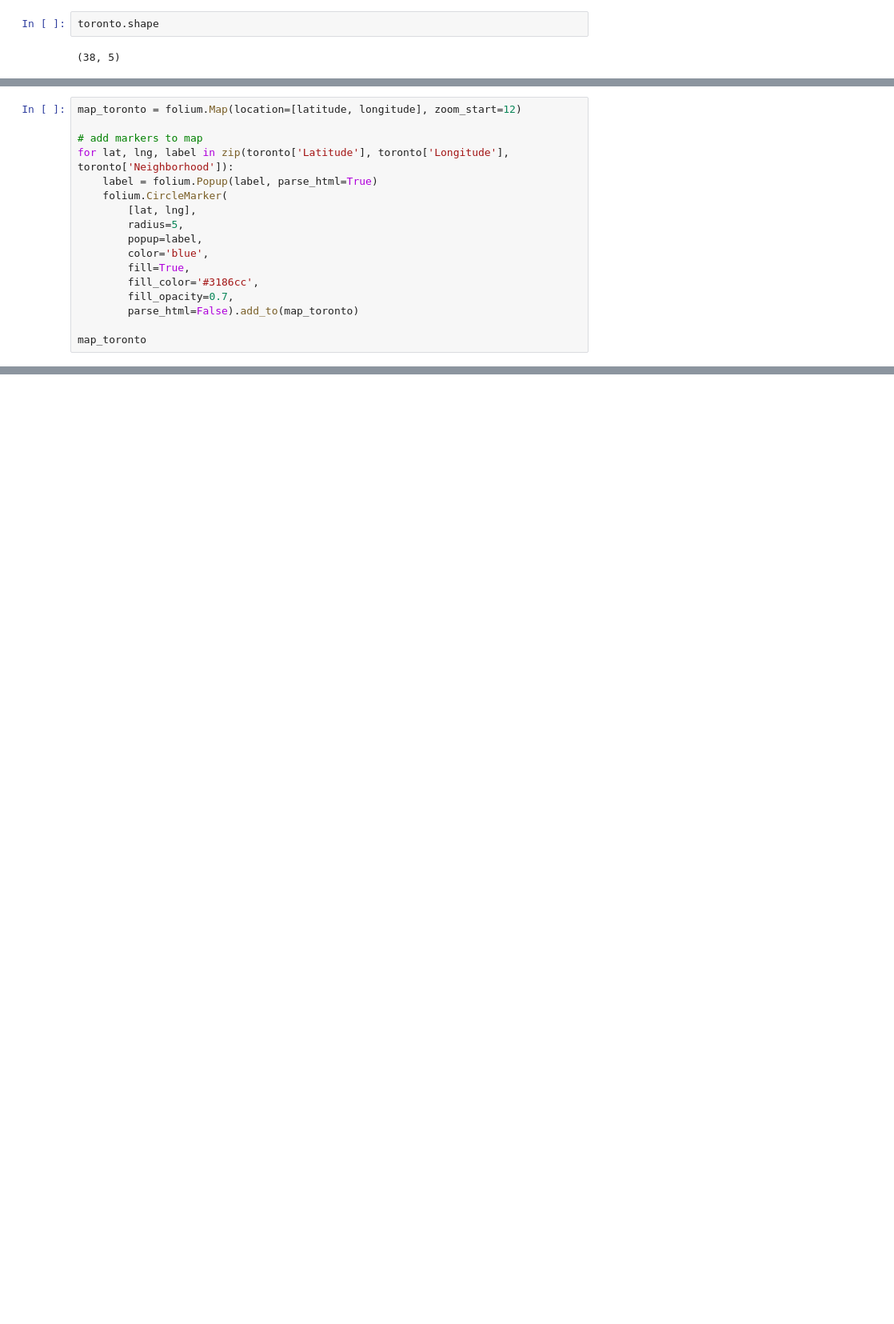
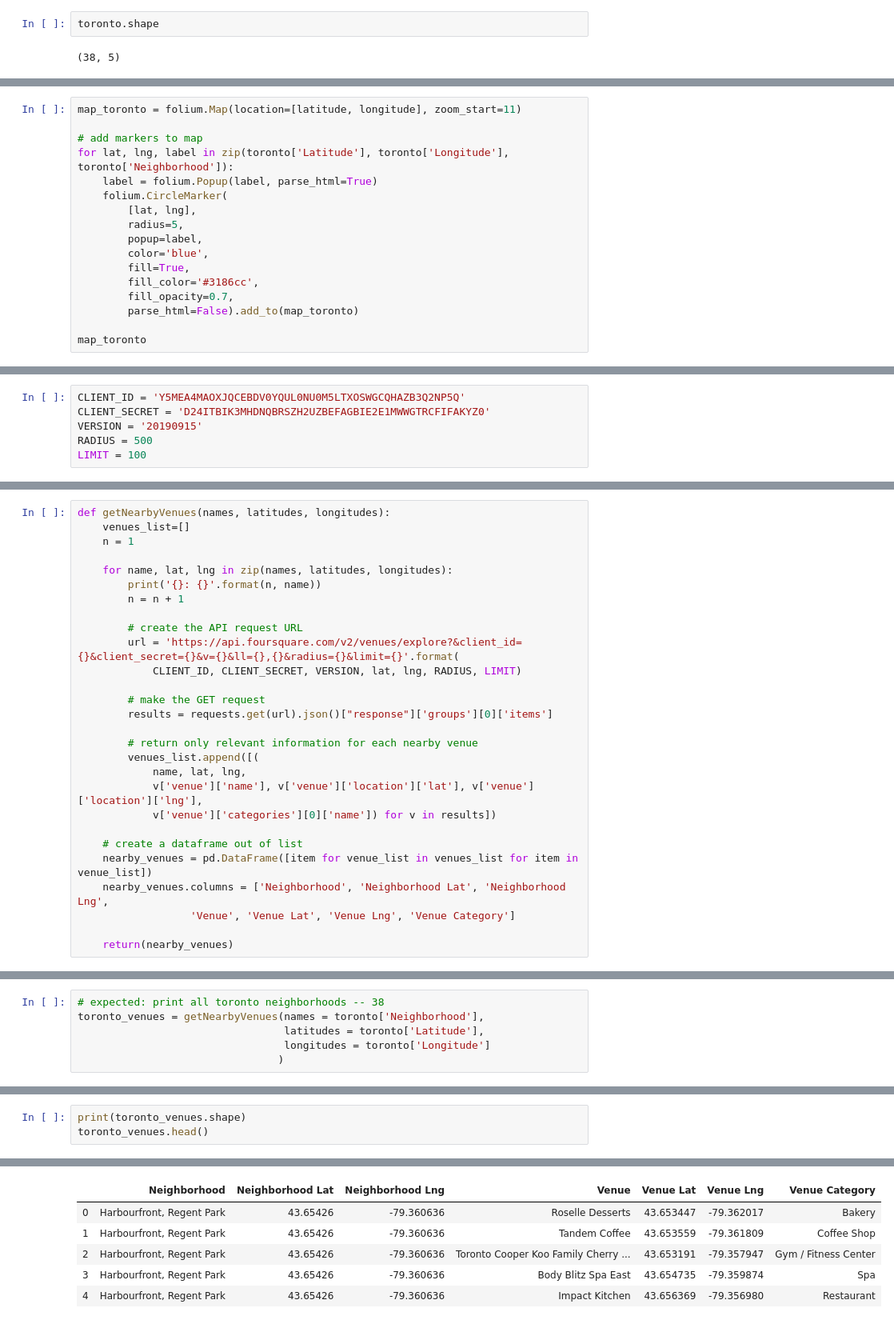
Before and after one commit to mozzherina/Coursera_Capstone, a Jupyter notebook: NeighToronto.ipynb, the cells around one changed output, grey strips where cells are left out. Shown: that part at 80% size. Saved outputs shown, nothing was run; the diff lists cells and outputs as text; blank space fills up the shorter version.

Commit message:
resulting file

```diff
--- a/NeighToronto.ipynb
+++ b/NeighToronto.ipynb
@@ -196,5 +188,5 @@ toronto.shape
 # %%
-map_toronto = folium.Map(location=[latitude, longitude], zoom_start=12)
+map_toronto = folium.Map(location=[latitude, longitude], zoom_start=11)
 
 # add markers to map
 for lat, lng, label in zip(toronto['Latitude'], toronto['Longitude'], toronto['Neighborhood']):
@@ -214,0 +211,6 @@ map_toronto
+# %%
+CLIENT_ID = 'Y5MEA4MAOXJQCEBDV0YQUL0NU0M5LTXOSWGCQHAZB3Q2NP5Q'
+CLIENT_SECRET = 'D24ITBIK3MHDNQBRSZH2UZBEFAGBIE2E1MWWGTRCFIFAKYZ0'
+VERSION = '20190915'
+RADIUS = 500
+LIMIT = 100
@@ -214,0 +219,28 @@ map_toronto
+# %%
+def getNearbyVenues(names, latitudes, longitudes):
+    venues_list=[]
+    n = 1
+
+    for name, lat, lng in zip(names, latitudes, longitudes):
+        print('{}: {}'.format(n, name))
+        n = n + 1
+
+        # create the API request URL
+        url = 'https://api.foursquare.com/v2/venues/explore?&client_id={}&client_secret={}&v={}&ll={},{}&radius={}&limit={}'.format(
+            CLIENT_ID, CLIENT_SECRET, VERSION, lat, lng, RADIUS, LIMIT)
+
+        # make the GET request
+        results = requests.get(url).json()["response"]['groups'][0]['items']
+
+        # return only relevant information for each nearby venue
+        venues_list.append([(
+            name, lat, lng,
+            v['venue']['name'], v['venue']['location']['lat'], v['venue']['location']['lng'],
+            v['venue']['categories'][0]['name']) for v in results])
+
+    # create a dataframe out of list
+    nearby_venues = pd.DataFrame([item for venue_list in venues_list for item in venue_list])
+    nearby_venues.columns = ['Neighborhood', 'Neighborhood Lat', 'Neighborhood Lng',
+                  'Venue', 'Venue Lat', 'Venue Lng', 'Venue Category']
+
+    return(nearby_venues)
@@ -214,0 +249,6 @@ map_toronto
+# %%
+# expected: print all toronto neighborhoods -- 38
+toronto_venues = getNearbyVenues(names = toronto['Neighborhood'],
+                                 latitudes = toronto['Latitude'],
+                                 longitudes = toronto['Longitude']
+                                )
@@ -214,0 +275,4 @@ map_toronto
+# %%
+print(toronto_venues.shape)
+toronto_venues.head()
+# %% [output]
@@ -214,0 +280,6 @@ map_toronto
+|  | Neighborhood | Neighborhood Lat | Neighborhood Lng | Venue | Venue Lat | Venue Lng | Venue Category |
+| 0 | Harbourfront, Regent Park | 43.65426 | -79.360636 | Roselle Desserts | 43.653447 | -79.362017 | Bakery |
+| 1 | Harbourfront, Regent Park | 43.65426 | -79.360636 | Tandem Coffee | 43.653559 | -79.361809 | Coffee Shop |
+| 2 | Harbourfront, Regent Park | 43.65426 | -79.360636 | Toronto Cooper Koo Family Cherry ... | 43.653191 | -79.357947 | Gym / Fitness Center |
+| 3 | Harbourfront, Regent Park | 43.65426 | -79.360636 | Body Blitz Spa East | 43.654735 | -79.359874 | Spa |
+| 4 | Harbourfront, Regent Park | 43.65426 | -79.360636 | Impact Kitchen | 43.656369 | -79.356980 | Restaurant |
```
Also changed, not shown: parts of 50 cells of this notebook.
